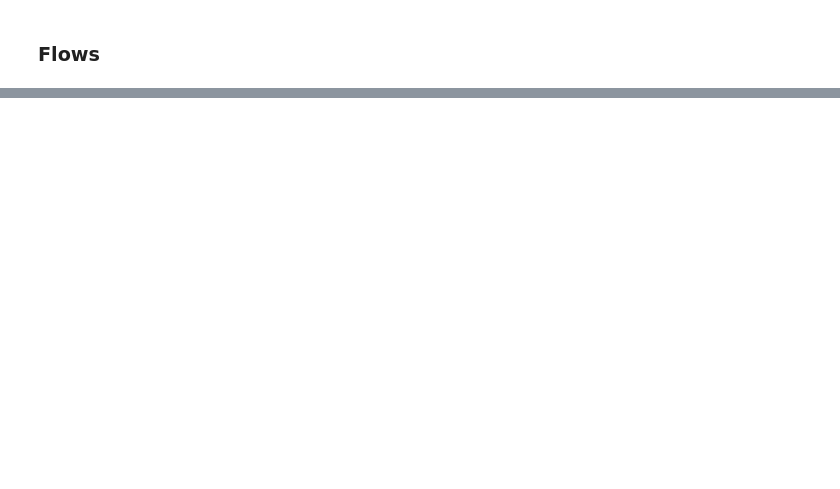
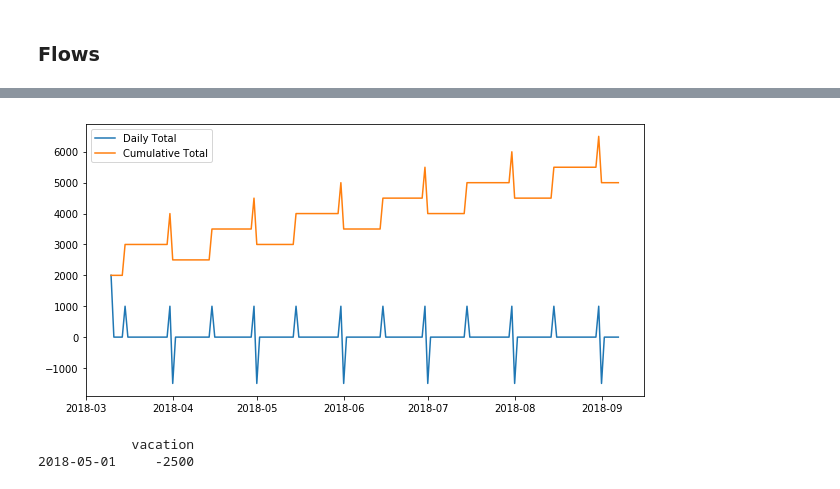
Before and after one commit to moisesvw/pyfinance, a Jupyter notebook: Budget.ipynb, the cells around one changed output, grey strips where cells are left out. Drawn from its saved outputs; the diff is of its cells as text; code cells hidden in the pictures; blank space fills up the shorter version.

```diff
--- a/Budget.ipynb
+++ b/Budget.ipynb
@@ -151,0 +184,2 @@ KeyError: 'total'
+# %%
+calendar = pd.concat([calendar, bank], axis=1).fillna(0)
@@ -151,0 +201,29 @@ KeyError: 'total'
+# %%
+def update_totals(df):
+    if 'total' and 'cum_total' in calendar:
+        df['total'] = 0
+        df['cum_total'] = 0
+    df['total'] = df.sum(axis=1)
+    df['cum_total'] = df['total'].cumsum()
+    return df
+# %%
+calendar = update_totals(calendar)
+# %%
+def plot_budget(df):
+    plt.figure(figsize=(10, 5))
+    plt.plot(df.index, df.total, label='Daily Total')
+    plt.plot(df.index, df.cum_total, label='Cumulative Total')
+    plt.legend()
+# %%
+plot_budget(calendar)
+# %% [output]
+[figure, added]
+# %%
+vacation = pd.DataFrame(
+    data={'vacation': -2500},
+    index=[pd.Timestamp('2018-05-01').normalize()]
+)
+print(vacation)
+# %% [output]
+            vacation
+2018-05-01     -2500
```
Also changed, not shown: parts of 20 cells of this notebook.
